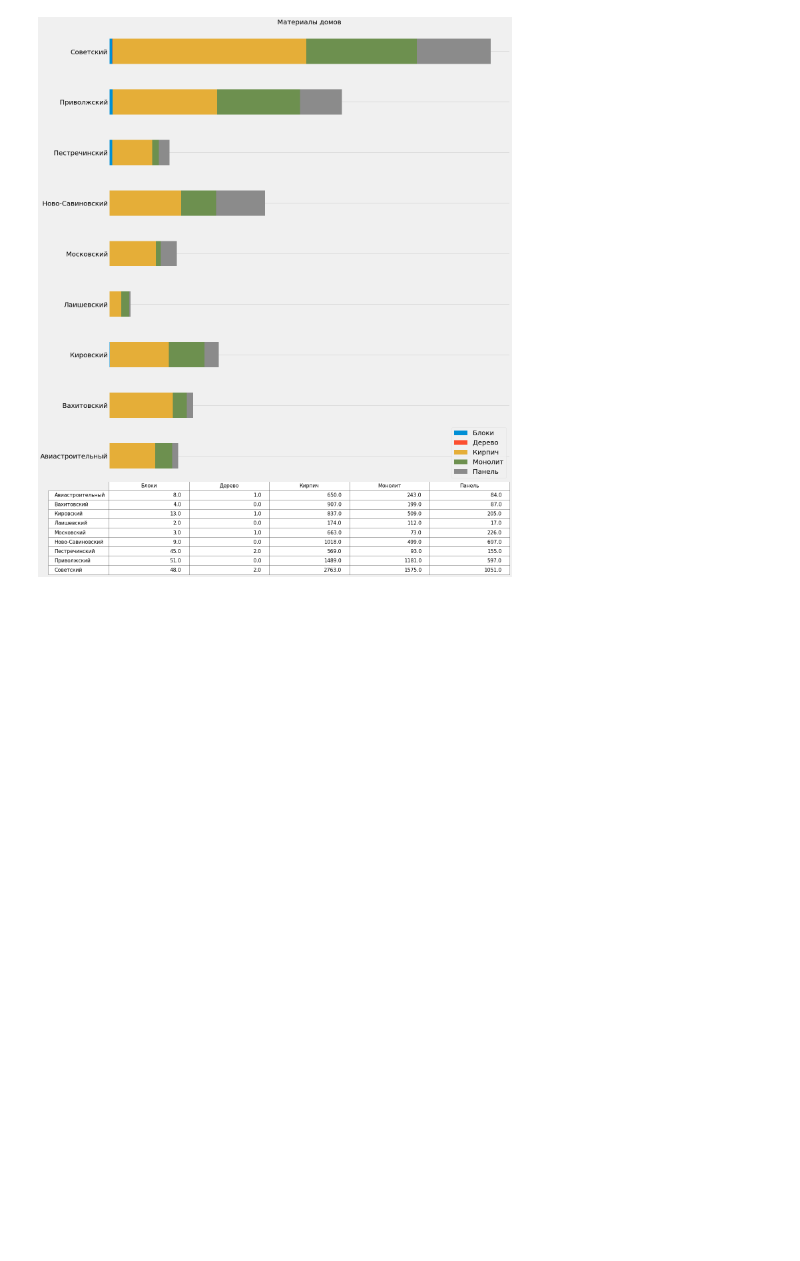
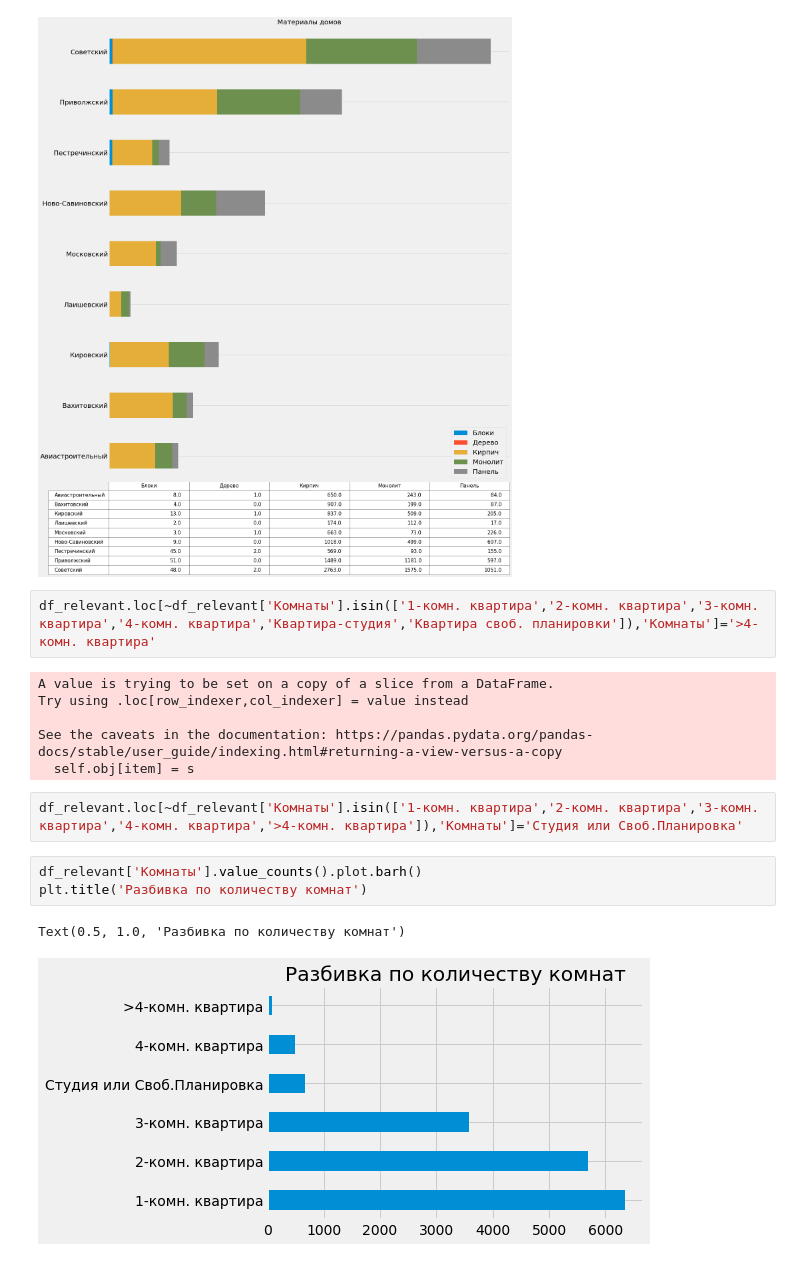
Before and after one commit to timurkanaz/Flat_Offers_Analysis, a Jupyter notebook: Domofond_Viz.ipynb, the cells around one changed output. Saved outputs shown, nothing was run; the diff lists cells and outputs as text; blank space fills up the shorter version.

```diff
--- a/Domofond_Viz.ipynb
+++ b/Domofond_Viz.ipynb
@@ -80,3 +80,19 @@ plt.xticks([])
 # %% [output]
 ([], <a list of 0 Text xticklabel objects>)
 [figure]
+# %%
+df_relevant.loc[~df_relevant['Комнаты'].isin(['1-комн. квартира','2-комн. квартира','3-комн. квартира','4-комн. квартира','Квартира-студия','Квартира своб. планировки']),'Комнаты']='>4-комн. квартира'
+# %% [output]
+A value is trying to be set on a copy of a slice from a DataFrame.
+Try using .loc[row_indexer,col_indexer] = value instead
+
+See the caveats in the documentation: https://pandas.pydata.org/pandas-docs/stable/user_guide/indexing.html#returning-a-view-versus-a-copy
+  self.obj[item] = s
+# %%
+df_relevant.loc[~df_relevant['Комнаты'].isin(['1-комн. квартира','2-комн. квартира','3-комн. квартира','4-комн. квартира','>4-комн. квартира']),'Комнаты']='Студия или Своб.Планировка'
+# %%
+df_relevant['Комнаты'].value_counts().plot.barh()
+plt.title('Разбивка по количеству комнат')
+# %% [output]
+Text(0.5, 1.0, 'Разбивка по количеству комнат')
+[figure, added]
```
Also changed, not shown: parts of 1 cell of this notebook.
